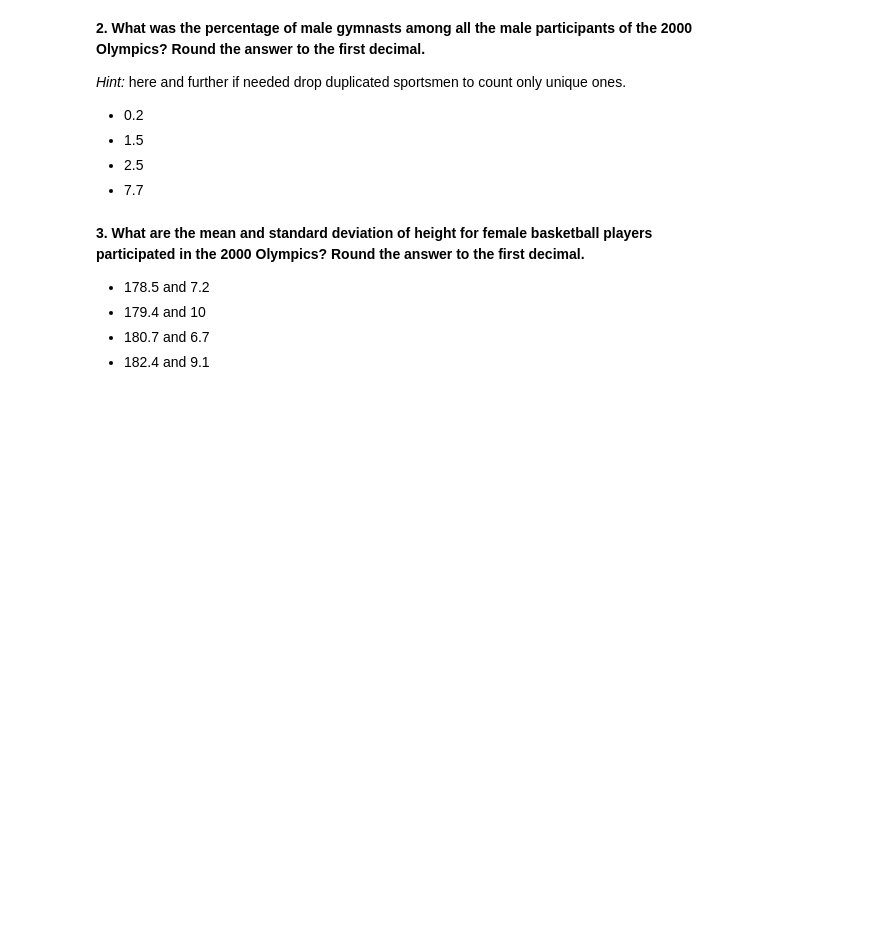
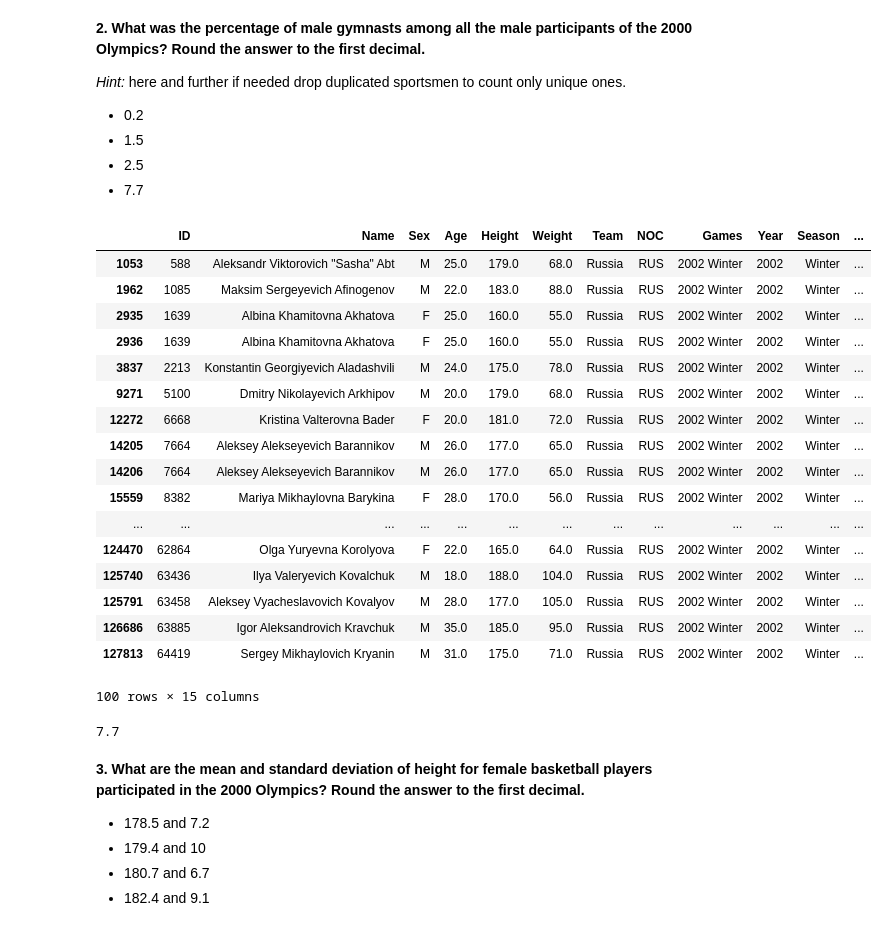
Before and after one commit to desh1ne/HW_1, a Jupyter notebook: assignment1_pandas_olympic.ipynb, the cells around one changed output. Cells and saved outputs as stored; diff of their text form; code cells hidden in the pictures; blank space fills up the shorter version.

```diff
--- a/assignment1_pandas_olympic.ipynb
+++ b/assignment1_pandas_olympic.ipynb
@@ -162,3 +165,31 @@ __2. What was the percentage of male gymnasts among all the male participants of
+# %%
+data[(data['Year'] == 2002) & (data['Season'] == 'Winter') & (data['Team'] == 'Russia')].head(100)
+# %% [output]
+|  | ID | Name | Sex | Age | Height | Weight | Team | NOC | Games | Year | Season | ... |
+| 1053 | 588 | Aleksandr Viktorovich "Sasha" Abt | M | 25.0 | 179.0 | 68.0 | Russia | RUS | 2002 Winter | 2002 | Winter | ... |
+| 1962 | 1085 | Maksim Sergeyevich Afinogenov | M | 22.0 | 183.0 | 88.0 | Russia | RUS | 2002 Winter | 2002 | Winter | ... |
+| 2935 | 1639 | Albina Khamitovna Akhatova | F | 25.0 | 160.0 | 55.0 | Russia | RUS | 2002 Winter | 2002 | Winter | ... |
+| 2936 | 1639 | Albina Khamitovna Akhatova | F | 25.0 | 160.0 | 55.0 | Russia | RUS | 2002 Winter | 2002 | Winter | ... |
+| 3837 | 2213 | Konstantin Georgiyevich Aladashvili | M | 24.0 | 175.0 | 78.0 | Russia | RUS | 2002 Winter | 2002 | Winter | ... |
+| 9271 | 5100 | Dmitry Nikolayevich Arkhipov | M | 20.0 | 179.0 | 68.0 | Russia | RUS | 2002 Winter | 2002 | Winter | ... |
+| 12272 | 6668 | Kristina Valterovna Bader | F | 20.0 | 181.0 | 72.0 | Russia | RUS | 2002 Winter | 2002 | Winter | ... |
+| 14205 | 7664 | Aleksey Alekseyevich Barannikov | M | 26.0 | 177.0 | 65.0 | Russia | RUS | 2002 Winter | 2002 | Winter | ... |
+| 14206 | 7664 | Aleksey Alekseyevich Barannikov | M | 26.0 | 177.0 | 65.0 | Russia | RUS | 2002 Winter | 2002 | Winter | ... |
+| 15559 | 8382 | Mariya Mikhaylovna Barykina | F | 28.0 | 170.0 | 56.0 | Russia | RUS | 2002 Winter | 2002 | Winter | ... |
+| ... | ... | ... | ... | ... | ... | ... | ... | ... | ... | ... | ... | ... |
+| 124470 | 62864 | Olga Yuryevna Korolyova | F | 22.0 | 165.0 | 64.0 | Russia | RUS | 2002 Winter | 2002 | Winter | ... |
+| 125740 | 63436 | Ilya Valeryevich Kovalchuk | M | 18.0 | 188.0 | 104.0 | Russia | RUS | 2002 Winter | 2002 | Winter | ... |
+| 125791 | 63458 | Aleksey Vyacheslavovich Kovalyov | M | 28.0 | 177.0 | 105.0 | Russia | RUS | 2002 Winter | 2002 | Winter | ... |
+| 126686 | 63885 | Igor Aleksandrovich Kravchuk | M | 35.0 | 185.0 | 95.0 | Russia | RUS | 2002 Winter | 2002 | Winter | ... |
+| 127813 | 64419 | Sergey Mikhaylovich Kryanin | M | 31.0 | 175.0 | 71.0 | Russia | RUS | 2002 Winter | 2002 | Winter | ... |
+100 rows × 15 columns
+# %%
+d1 = pd.crosstab(data[(data['Year'] == 2000)]['Sex'], data[(data['Year'] == 2000)]['Sport'], margins = True)['Gymnastics']['M']
+d2 = pd.crosstab(data[(data['Year'] == 2000)]['Sex'], data[(data['Year'] == 2000)]['Sport'], margins = True)['All']['M']
+ans = 100 * d1 / d2
+print("%0.1f" % ans)
+# %% [output]
+7.7
 # %% [markdown]
 __3. What are the mean and standard deviation of height for female basketball players participated in the 2000 Olympics? Round the answer to the first decimal.__
 
```
Also changed, not shown: parts of 24 cells of this notebook.
